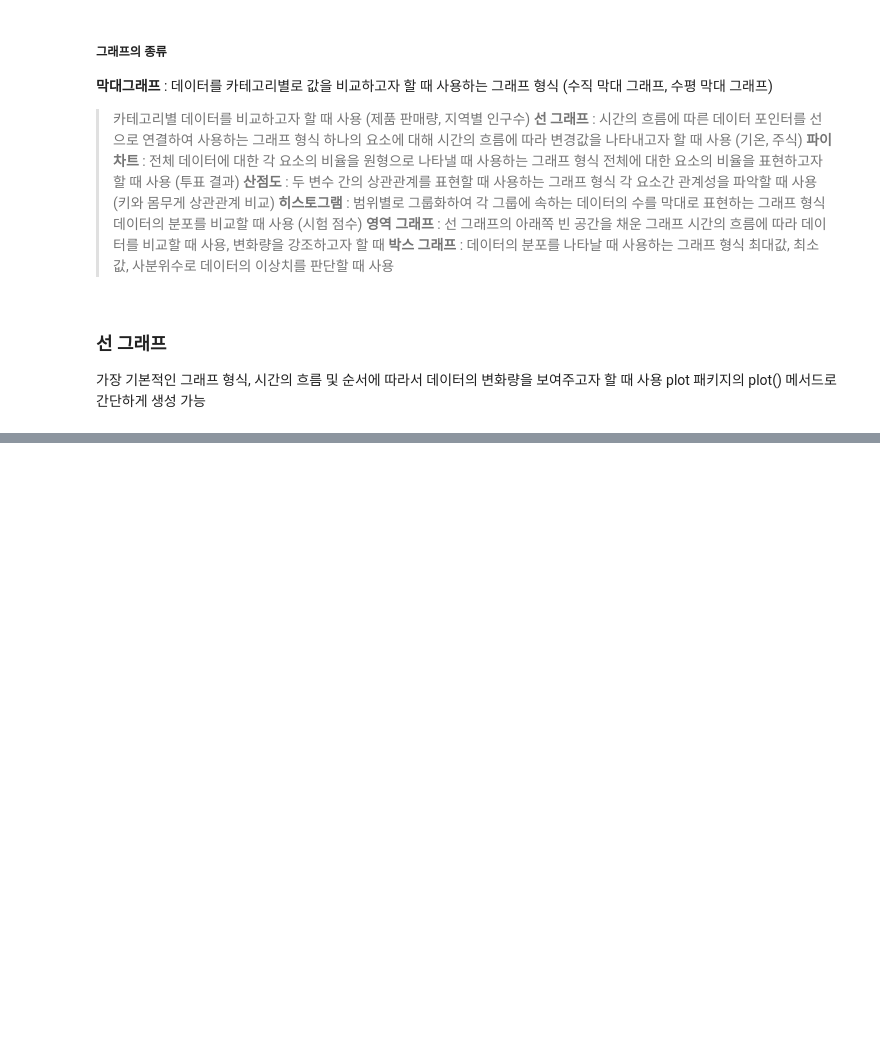
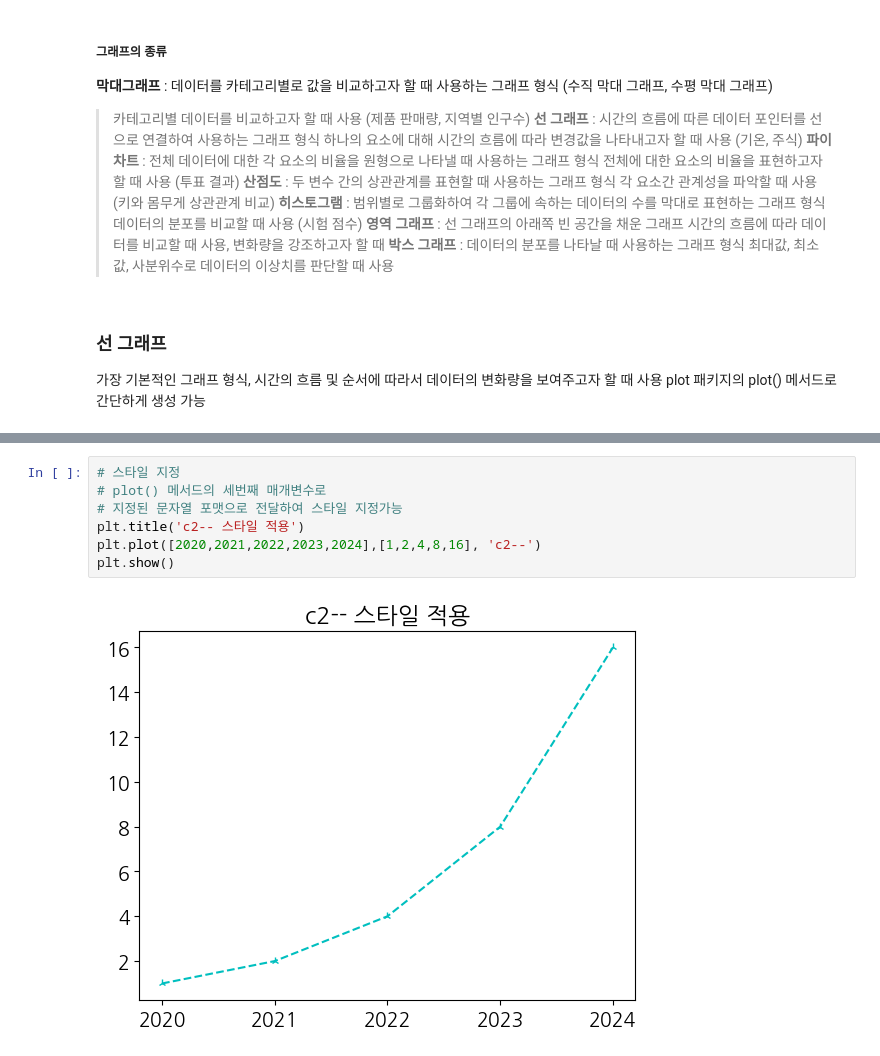
Before and after one commit to ki-jung/python-20240709-, a Jupyter notebook: visualize-data.ipynb, the cells around one changed output, grey strips where cells are left out. Drawn from its saved outputs; the diff is of its cells as text; blank space fills up the shorter version.

```diff
--- a/visualize-data.ipynb
+++ b/visualize-data.ipynb
@@ -62,0 +76,9 @@ plt.show()
+# %%
+# 스타일 지정
+# plot() 메서드의 세번째 매개변수로
+# 지정된 문자열 포맷으로 전달하여 스타일 지정가능
+plt.title('c2-- 스타일 적용')
+plt.plot([2020,2021,2022,2023,2024],[1,2,4,8,16], 'c2--')
+plt.show()
+# %% [output]
+[figure, added]
```
Also changed, not shown: parts of 11 cells of this notebook.
